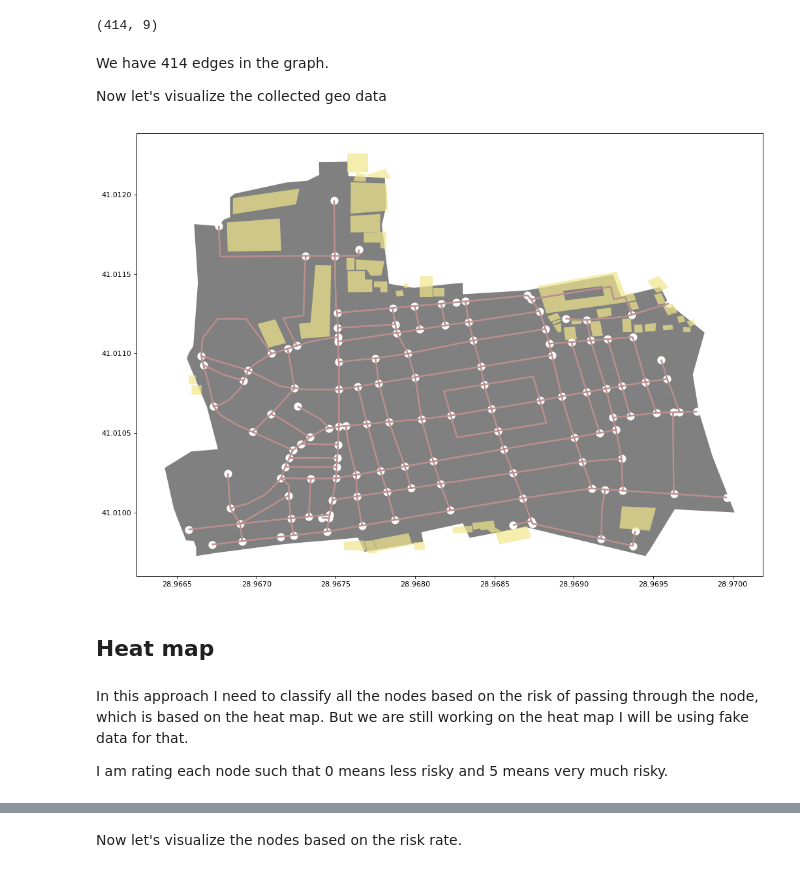
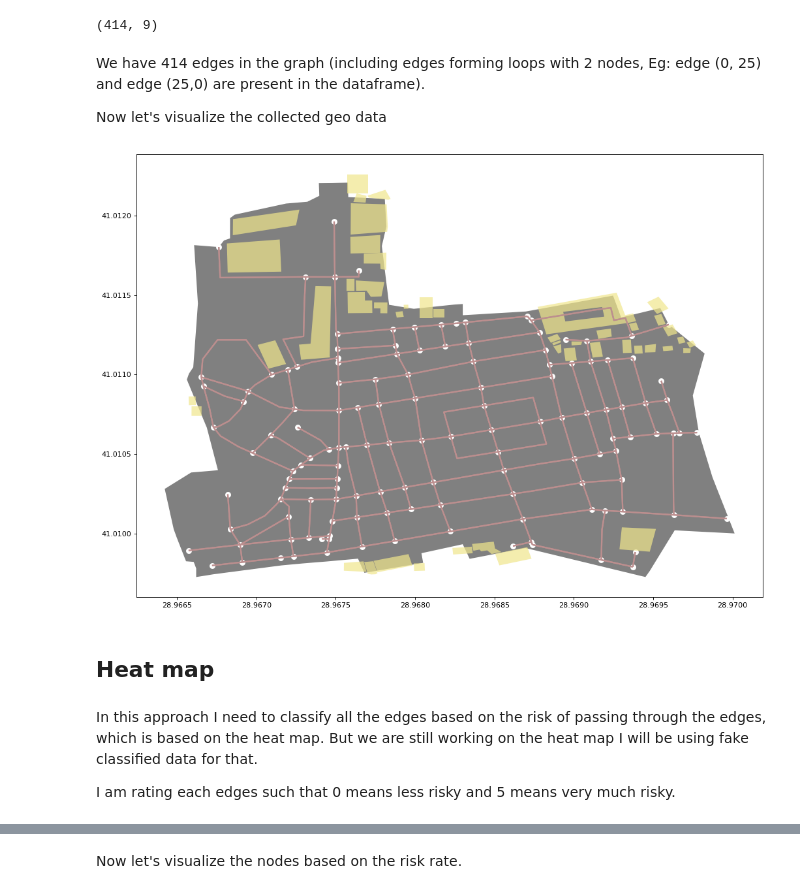
Before and after one commit to braunfuss/ImpactHubIstanbul, a Jupyter notebook: Q_learning_on_dummy_data.ipynb, the cells around one changed output, grey strips where cells are left out. Cells and saved outputs as stored; diff of their text form; code cells hidden in the pictures.

```diff
--- a/Q_learning_on_dummy_data.ipynb
+++ b/Q_learning_on_dummy_data.ipynb
@@ -132,22 +111,22 @@ edges_df.shape
 # %% [output]
 (414, 9)
 # %% [markdown]
-We have 414 edges in the graph.
+We have 414 edges in the graph (including edges forming loops with 2 nodes, Eg: edge (0, 25) and edge (25,0) are present in the dataframe).
 
 Now let's visualize the collected geo data
 # %%
 fig, ax = plt.subplots(figsize=(14, 9), dpi= 80)
 area.plot(ax=ax, facecolor='gray')
 edges_df.plot(ax=ax, linewidth=2, edgecolor='#BC8F8F')
-nodes_df.plot(ax=ax, linewidth=5, facecolor='white')
+nodes_df.plot(ax=ax, linewidth=2, facecolor='white')
 buildings.plot(ax=ax, facecolor='khaki', alpha=0.7)
 plt.tight_layout()
 # %% [output]
-[figure, old version]
+[figure, new version]
 # %% [markdown]
 ## Heat map
 # %% [markdown]
-In this approach I need to classify all the nodes based on the risk of passing through the node, which is based on the heat map. But we are still working on the heat map I will be using fake data for that.
+In this approach I need to classify all the edges based on the risk of passing through the edges, which is based on the heat map. But we are still working on the heat map I will be using fake classified data for that.
 
-I am rating each node such that 0 means less risky and 5 means very much risky.
+I am rating each edges such that 0 means less risky and 5 means very much risky.
 # %%
```
Also changed, not shown: parts of 27 cells of this notebook.
